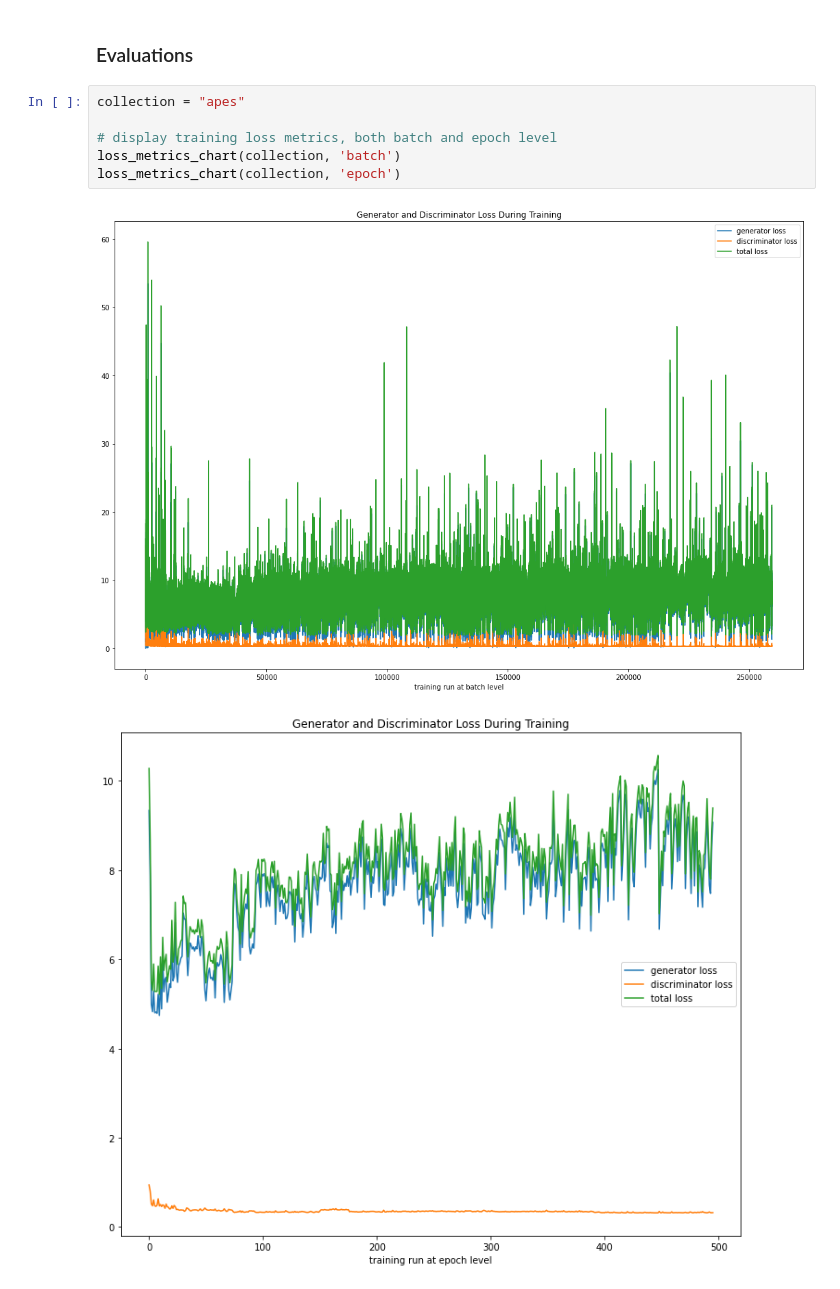
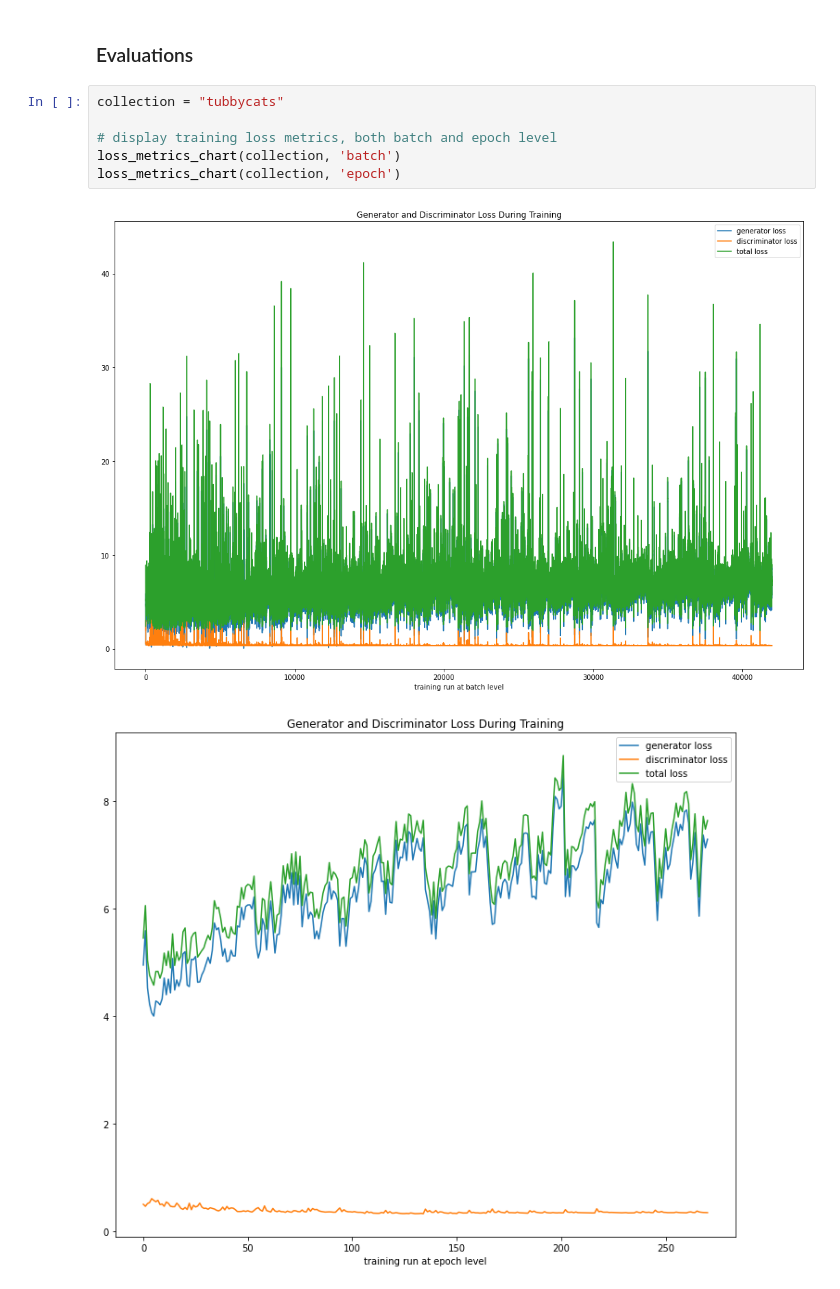
Before and after one commit to snowshine/NFTCreators, a Jupyter notebook: gan/gan_evaluation.ipynb, the cells around one changed output. Cells and saved outputs as stored; diff of their text form.

```diff
--- a/gan/gan_evaluation.ipynb
+++ b/gan/gan_evaluation.ipynb
@@ -268,14 +275,14 @@ apes (combined-apes)
 # %% [markdown]
 ### Evaluations
 # %%
-collection = "apes"
+collection = "tubbycats"
 
 # display training loss metrics, both batch and epoch level
 loss_metrics_chart(collection, 'batch')
 loss_metrics_chart(collection, 'epoch')
 # %% [output]
-[figure, old version]
+[figure, new version]
-[figure, old version]
+[figure, new version]
 # %%
 batch_size = 200
 view_img_square = 3 # generated samples to view in square, i.e 3x3=9
```
Also changed, not shown: parts of 4 cells of this notebook.
